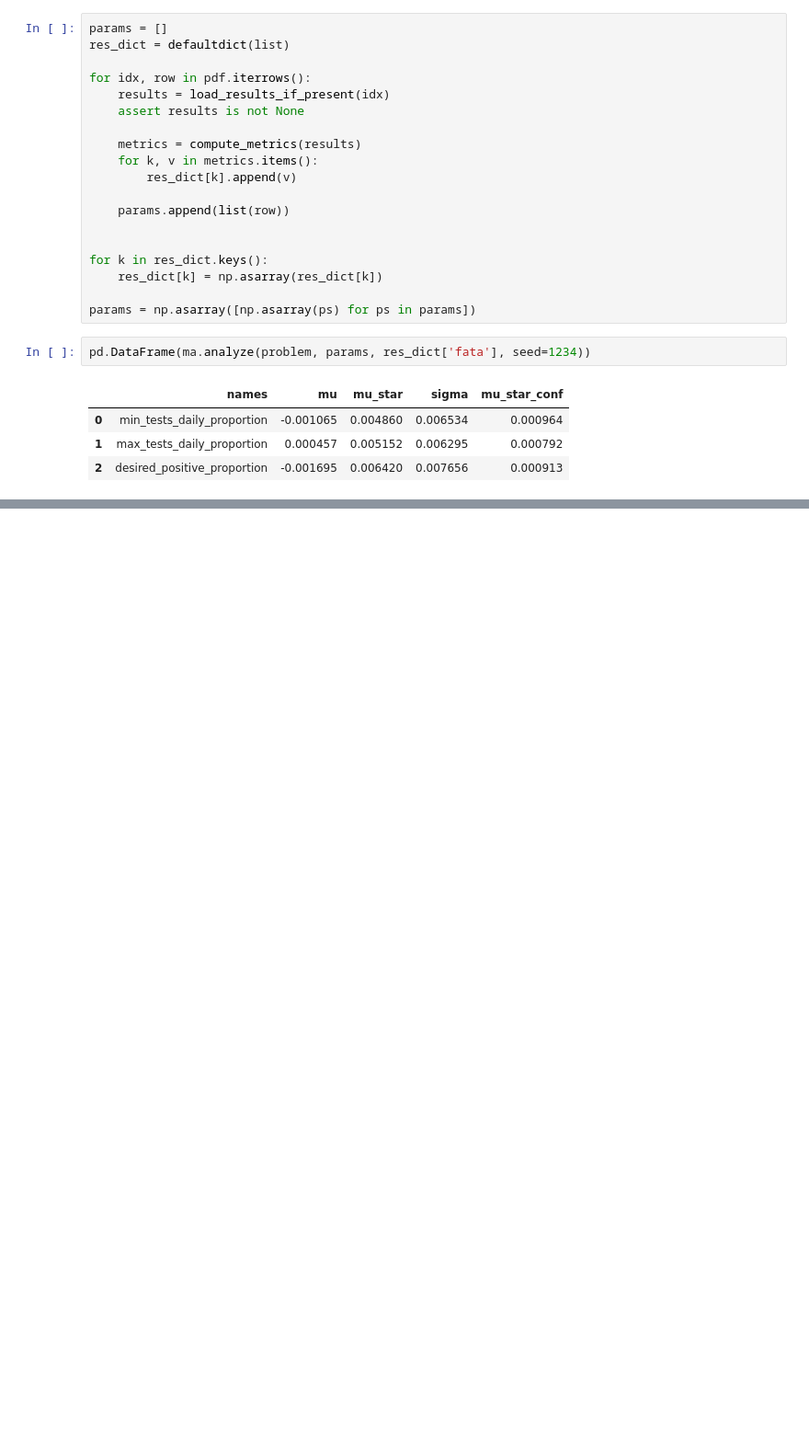
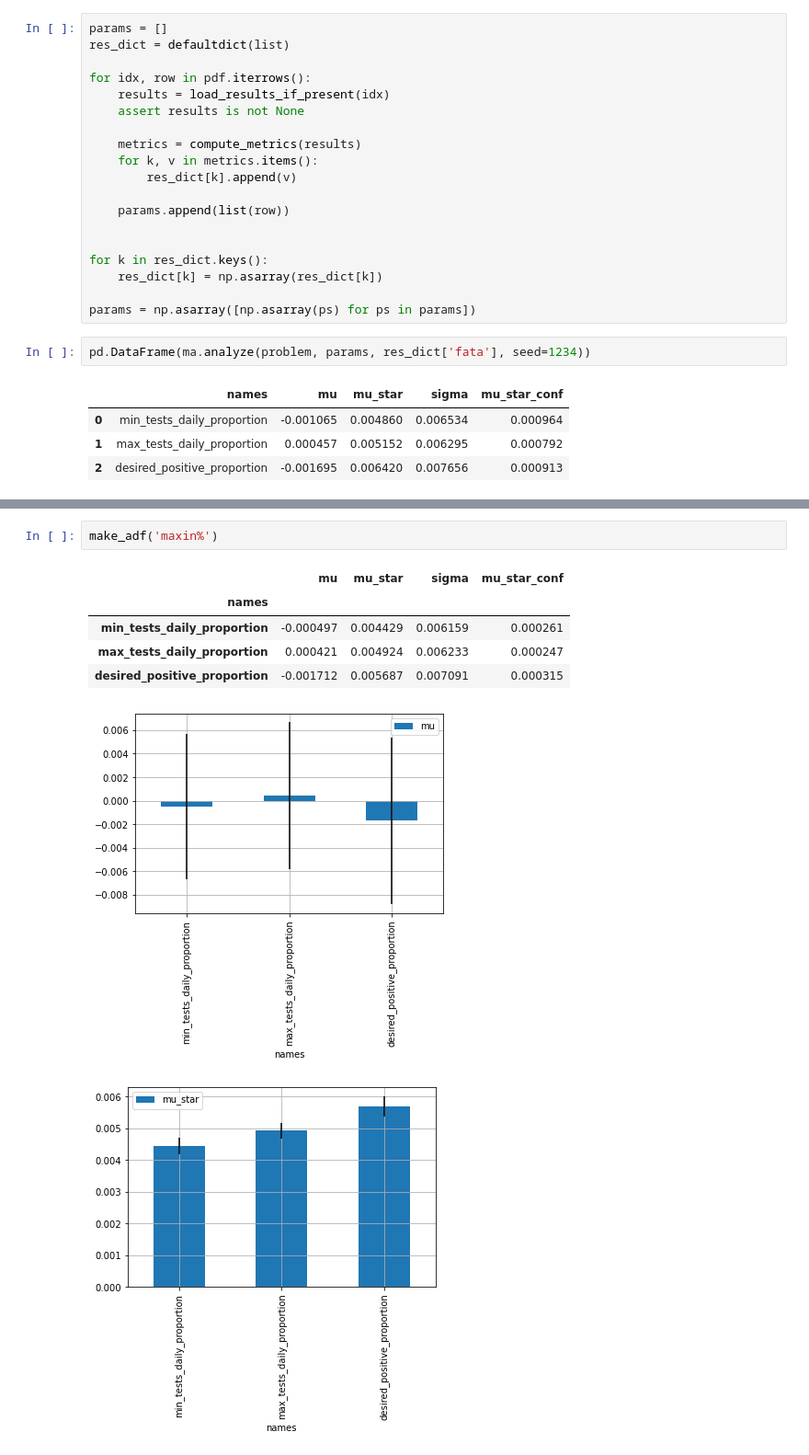
Before and after one commit to kaskadz/python_corona_simulation, a Jupyter notebook: SensitivityAnalysis.ipynb, the cells around one changed output, grey strips where cells are left out. Shown: that part at 92% size. Saved outputs shown, nothing was run; the diff lists cells and outputs as text; blank space fills up the shorter version.

```diff
--- a/SensitivityAnalysis.ipynb
+++ b/SensitivityAnalysis.ipynb
@@ -191,0 +218,10 @@ adf.plot(kind='bar', y='mu', yerr='sigma', grid=True)
+# %%
+make_adf('maxin%')
+# %% [output]
+|  | mu | mu_star | sigma | mu_star_conf |
+| names |  |  |  |  |
+| min_tests_daily_proportion | -0.000497 | 0.004429 | 0.006159 | 0.000261 |
+| max_tests_daily_proportion | 0.000421 | 0.004924 | 0.006233 | 0.000247 |
+| desired_positive_proportion | -0.001712 | 0.005687 | 0.007091 | 0.000315 |
+[figure, added]
+[figure, added]
```
Also changed, not shown: parts of 9 cells of this notebook.
